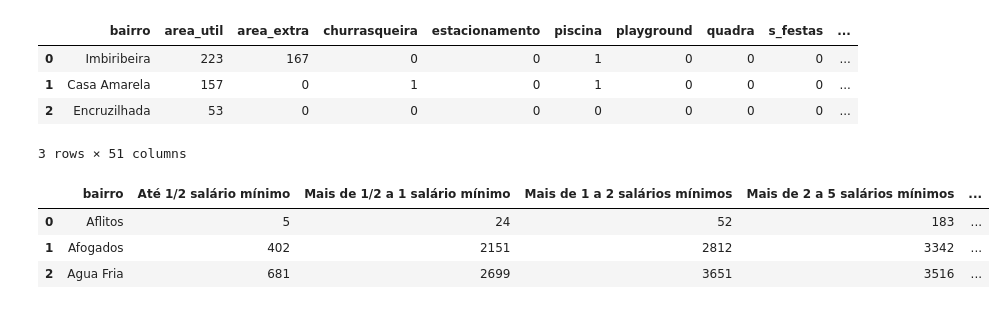
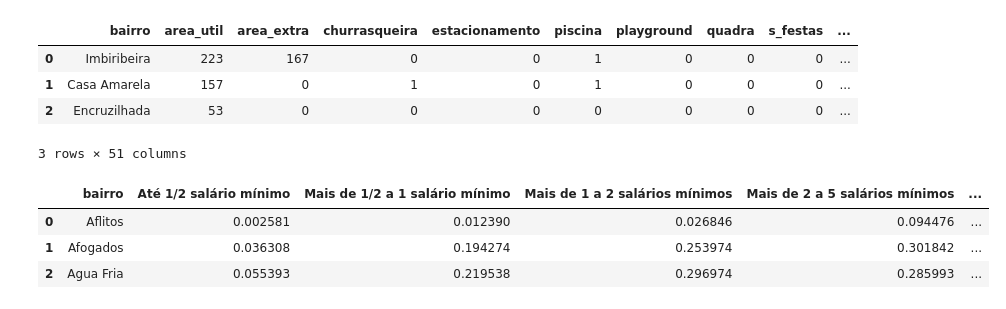
Before and after one commit to lucaslrolim/house_prices_recife, a Jupyter notebook: kernel.ipynb, the cells around one changed output. Saved outputs shown, nothing was run; the diff lists cells and outputs as text; code cells hidden in the pictures.

```diff
--- a/kernel.ipynb
+++ b/kernel.ipynb
@@ -67,16 +62,17 @@ df.head(3)
 | 1 | Casa Amarela | 157 | 0 | 1 | 0 | 1 | 0 | 0 | 0 | ... |
 | 2 | Encruzilhada | 53 | 0 | 0 | 0 | 0 | 0 | 0 | 0 | ... |
 3 rows × 51 columns
-# %%
-## Antes de retirar oluna totoal, dividir as demais por ela, de modoa ter uma proporcao
-renda_bairros = pd.read_csv("data/renda_bairros.csv",sep=',')
-renda_bairros = renda_bairros.drop(columns=['Total ¹'])
-renda_bairros.head(3)
-# %% [output]
-|  | bairro | Até 1/2 salário mínimo | Mais de 1/2 a 1 salário mínimo | Mais de 1 a 2 salários mínimos | Mais de 2 a 5 salários mínimos | ... |
-| 0 | Aflitos | 5 | 24 | 52 | 183 | ... |
-| 1 | Afogados | 402 | 2151 | 2812 | 3342 | ... |
-| 2 | Agua Fria | 681 | 2699 | 3651 | 3516 | ... |
+# %%
+renda_bairros = pd.read_csv("data/renda_bairros.csv",sep=',')
+renda_bairros.iloc[:,2:] = renda_bairros.iloc[:,1:].fillna(0)
+renda_bairros.iloc[:, 2:] = renda_bairros.iloc[:, 2:].divide(renda_bairros.iloc[:,1], axis = 'rows')
+renda_bairros = renda_bairros.drop(columns=['Total ¹'])
+renda_bairros.head(3)
+# %% [output]
+|  | bairro | Até 1/2 salário mínimo | Mais de 1/2 a 1 salário mínimo | Mais de 1 a 2 salários mínimos | Mais de 2 a 5 salários mínimos | ... |
+| 0 | Aflitos | 0.002581 | 0.012390 | 0.026846 | 0.094476 | ... |
+| 1 | Afogados | 0.036308 | 0.194274 | 0.253974 | 0.301842 | ... |
+| 2 | Agua Fria | 0.055393 | 0.219538 | 0.296974 | 0.285993 | ... |
 # %%
 woth_column_names = ['meio_salario','meio_1_salario','1_2_salarios','2_5_salarios','5_10_salarios','10_20_salarios','20_salarios','sem_salario']
 df_renda = pd.concat([df,df.reindex(columns = woth_column_names)], axis = 1)
```
Also changed, not shown: parts of 6 cells of this notebook, 1 other file.
